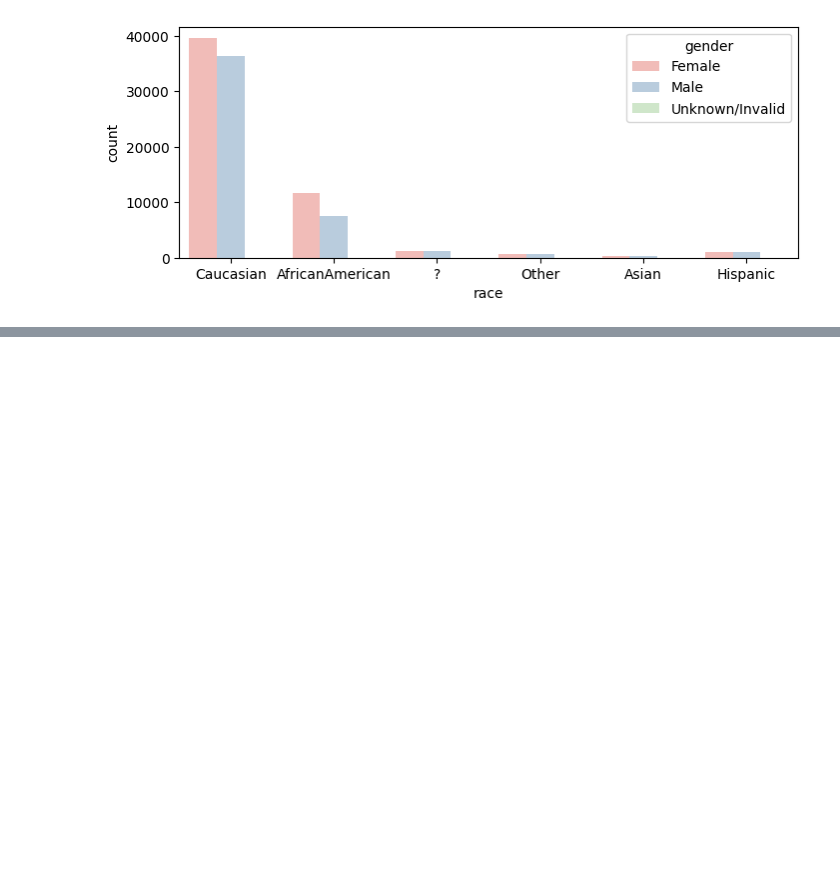
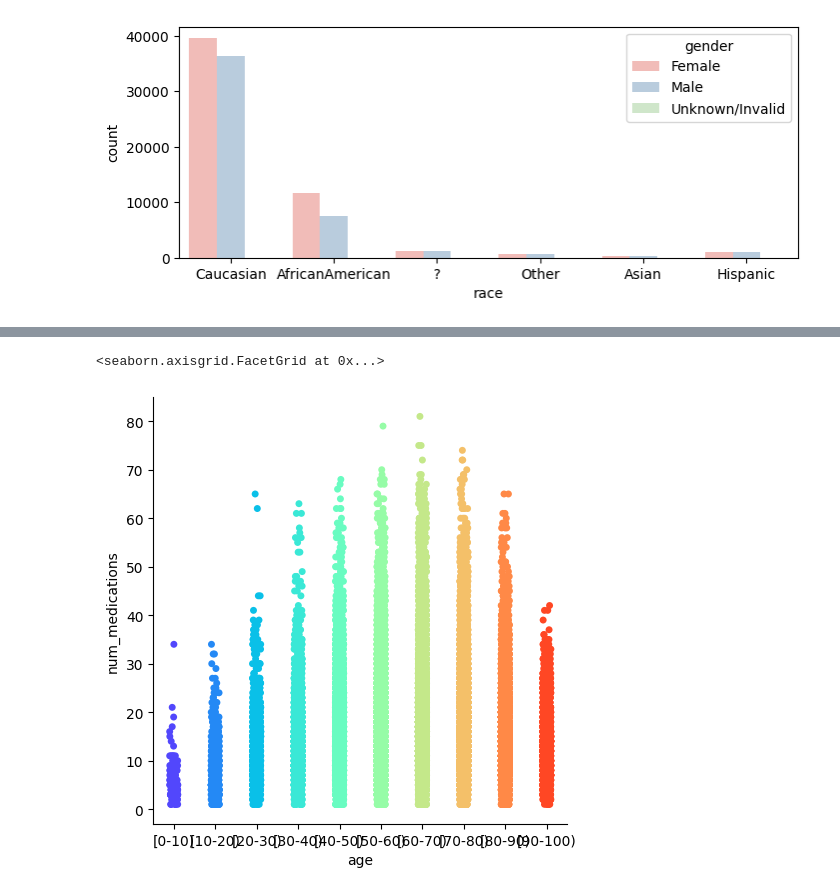
Before and after one commit to bricabrac23/Data-Visualizations-with-Python, a Jupyter notebook: Data Visualizations with Python.ipynb, the cells around one changed output, grey strips where cells are left out. Cells and saved outputs as stored; diff of their text form; code cells hidden in the pictures; blank space fills up the shorter version.

```diff
--- a/Data Visualizations with Python.ipynb
+++ b/Data Visualizations with Python.ipynb
@@ -55,0 +63,7 @@ sb.countplot(x='race',hue='gender',data=diabetic_data,
+# %%
+#I wanted to visualize the number of medications patients were on based on their age.
+#This method seems to be good for seeing outliers
+sb.catplot(x = 'age',y = 'num_medications', data = diabetic_data, palette='rainbow')
+# %% [output]
+<seaborn.axisgrid.FacetGrid at 0x...>
+[figure, added]
```
Also changed, not shown: parts of 9 cells of this notebook.
